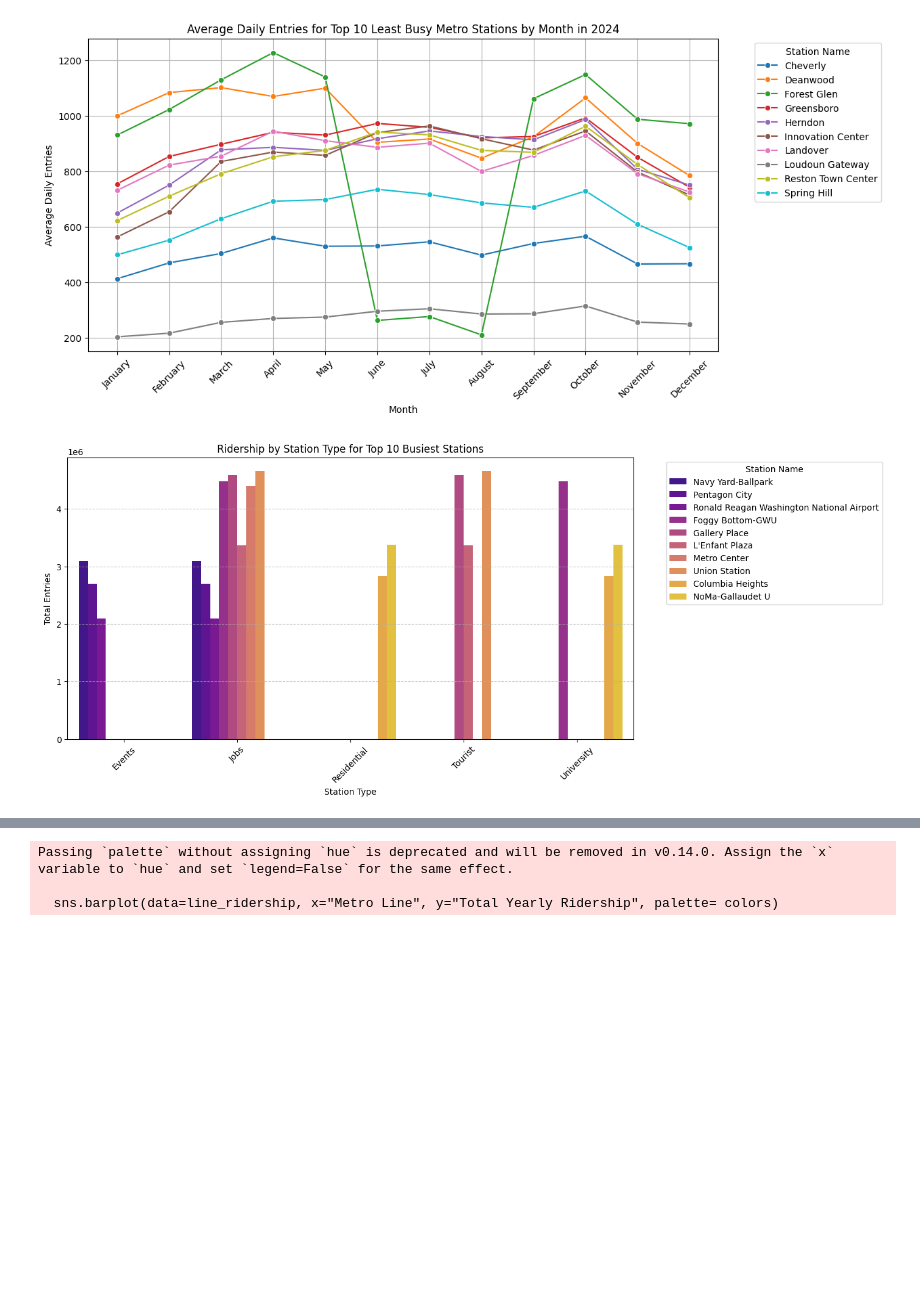
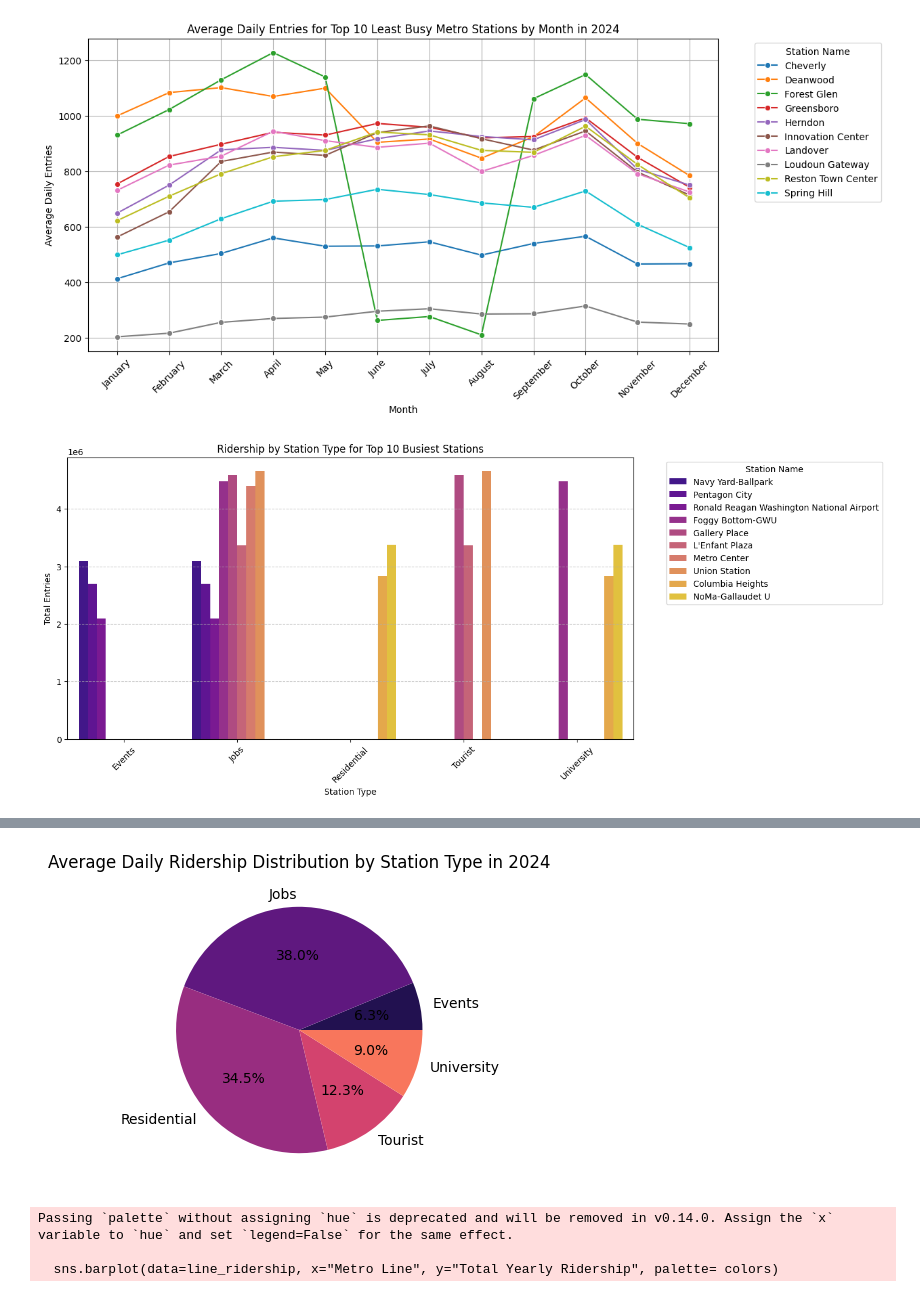
Before and after one commit to maya-mp/WMATA_Analysis, a Jupyter notebook: Info_Challenge/Initial_Viz/Visualizations.ipynb, the cells around one changed output, grey strips where cells are left out. Drawn from its saved outputs; the diff is of its cells as text; code cells hidden in the pictures; blank space fills up the shorter version.

Commit message:
Fixed ridership by station type

```diff
--- a/Info_Challenge/Initial_Viz/Visualizations.ipynb
+++ b/Info_Challenge/Initial_Viz/Visualizations.ipynb
@@ -246,7 +247,9 @@ plt.show()
 # %% [output]
 [figure]
 # %%
-#GROUPED BAR CHART OF RIDERSHIP BY STATION TYPE FOR 10 BUSIEST STATIONS (With Data from Every Day of 2024)
+#GROUPED BAR CHART AND PIE CHART OF RIDERSHIP BY STATION TYPE
+
+# Load dataset with specified dtypes to prevent mixed types warning
 everyday_2024_w_metro_station_df = pd.read_csv(
     "everyday_2024_w_metro_station.csv",
     dtype={
@@ -257,35 +260,58 @@ everyday_2024_w_metro_station_df = pd.read_csv(
     }
 )
 
-melted_df = everyday_2024_w_metro_station_df.melt(
+# Ensure relevant columns exist
+if "STATION_TYPE_1" in everyday_2024_w_metro_station_df.columns and "STATION_TYPE_2" in everyday_2024_w_metro_station_df.columns:
+    # Convert "Total Entries" to numeric to fix scale issues
+    everyday_2024_w_metro_station_df["Total Entries"] = pd.to_numeric(everyday_2024_w_metro_station_df["Total Entries"], errors="coerce")
+
+    # Select relevant columns and unpivot station types into a single column
+    melted_df = everyday_2024_w_metro_station_df.melt(
         id_vars=["Total Entries", "Station Name"],  # Keep station name for grouping
         value_vars=["STATION_TYPE_1", "STATION_TYPE_2"],
         var_name="Type Column",
         value_name="Station Type"
     )
 
-    # drop NaN values in the Station Type column
-melted_df = melted_df.dropna(subset=["Station Type"])
+    # Drop NaN values in the Station Type column
+    melted_df = melted_df.dropna(subset=["Station Type"])
 
-# top 10 busiest stations based on total ridership
-top_10_stations = melted_df.groupby("Station Name")["Total Entries"].sum().nlargest(10).index
-filtered_df = melted_df[melted_df["Station Name"].isin(top_10_stations)]
+    # top 10 busiest stations based on total ridership
+    top_10_stations = melted_df.groupby("Station Name")["Total Entries"].sum().nlargest(10).index
+    filtered_df = melted_df[melted_df["Station Name"].isin(top_10_stations)]
 
-# group by station type and station name, then sum total ridership
-station_type_data = filtered_df.groupby(["Station Type", "Station Name"])["Total Entries"].sum().reset_index()
+    # group by station type and station name, then sum total ridership
+    station_type_data = filtered_df.groupby(["Station Type", "Station Name"])["Total Entries"].sum().reset_index()
 
-# Create the grouped bar chart
-plt.figure(figsize=(12, 6))
-sns.barplot(data=station_type_data, x="Station Type", y="Total Entries", hue="Station Name", palette="plasma")
+    plt.figure(figsize=(12, 6))
+    sns.barplot(data=station_type_data, x="Station Type", y="Total Entries", hue="Station Name", palette="plasma")
 
-plt.title("Ridership by Station Type for Top 10 Busiest Stations")
-plt.ylabel("Total Entries")
-plt.xlabel("Station Type")
-plt.xticks(rotation=45)
-plt.legend(title="Station Name", bbox_to_anchor=(1.05, 1), loc="upper left")
-plt.grid(axis="y", linestyle="--", alpha=0.7)
-plt.show()
+    # Graphed bar chart
+    plt.title("Ridership by Station Type for Top 10 Busiest Stations")
+    plt.ylabel("Total Entries")
+    plt.xlabel("Station Type")
+    plt.xticks(rotation=45)
+    plt.legend(title="Station Name", bbox_to_anchor=(1.05, 1), loc="upper left")
+    plt.grid(axis="y", linestyle="--", alpha=0.7)
+    plt.show()
 
-print(station_type_data) #range 0-1 not actual so we need to fix
+    # Group by station type and sum total ridership
+    station_type_summary = melted_df.groupby("Station Type")["Total Entries"].sum().reset_index()
+
+    # Calculate average ridership per station type
+    station_counts = melted_df.groupby("Station Type")["Station Name"].nunique().reset_index()
+    station_counts.rename(columns={"Station Name": "Number of Stations"}, inplace=True)
+
+    station_type_summary = station_type_summary.merge(station_counts, on="Station Type")
+    station_type_summary["Avg Entries per Station"] = station_type_summary["Total Entries"] / station_type_summary["Number of Stations"]
+
+    # Pie chart
+    plt.figure(figsize=(4, 4))
+    plt.pie(station_type_summary["Total Entries"], labels=station_type_summary["Station Type"], autopct="%1.1f%%", colors=sns.color_palette("magma"))
+    plt.title("Average Daily Ridership Distribution by Station Type in 2024")
+    plt.show()
+
+else:
+    print("Error: STATION_TYPE_1 and/or STATION_TYPE_2 columns are missing from the dataset.")
 # %% [output]
 [figure]
@@ -312,3 +318,4 @@ print(station_type_data) #range 0-1 not actual so we need to fix
+[figure, added]
 # %%
 #HISTOGRAM OF LINES AND RIDERSHIP (ENTRIES + EXITS)
 everyday_2024_w_metro_station_df["Total Yearly Ridership"] = everyday_2024_w_metro_station_df["Total Entries"] + everyday_2024_w_metro_station_df["Total Exits"]
```
Also changed, not shown: parts of 5 cells of this notebook.
